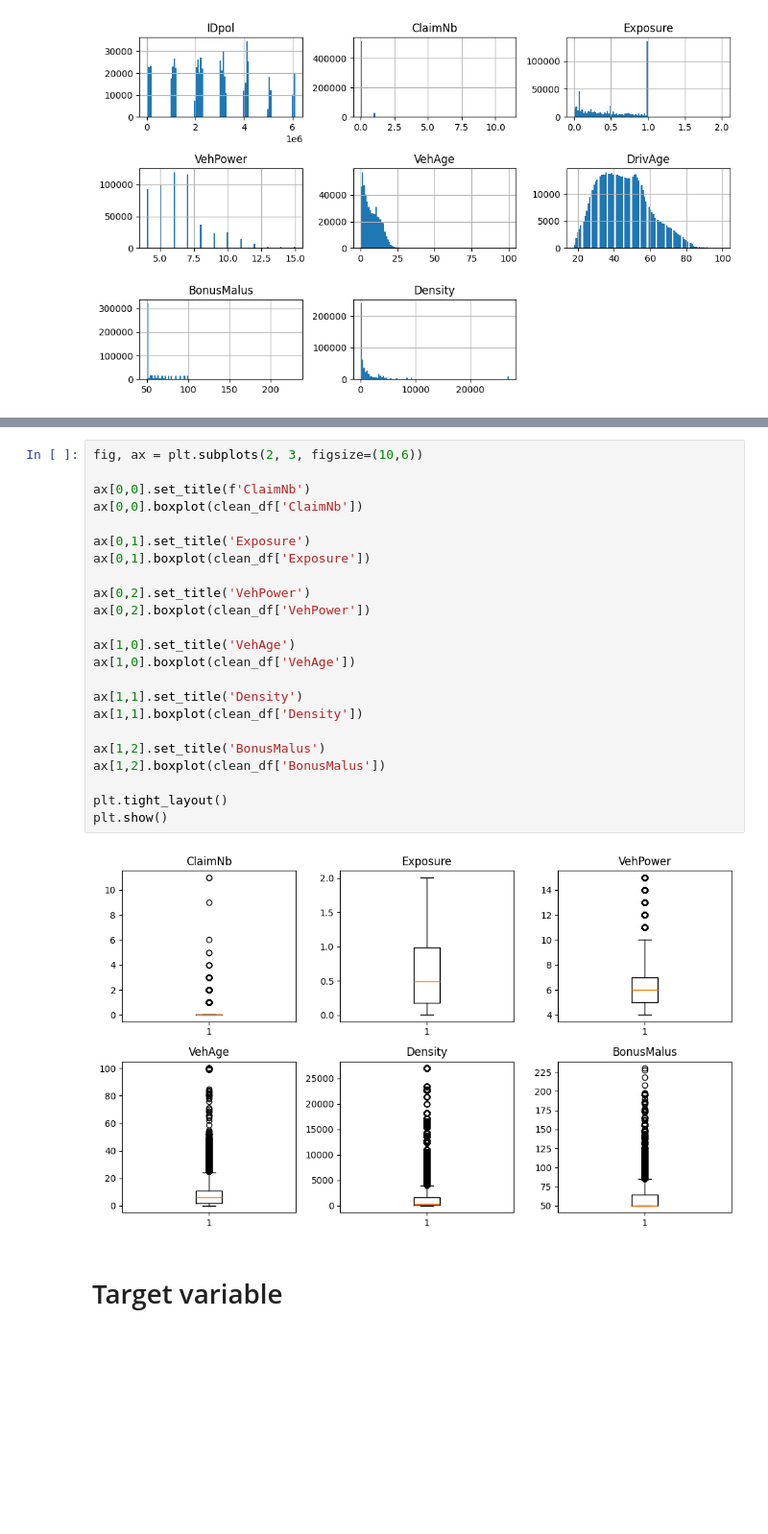
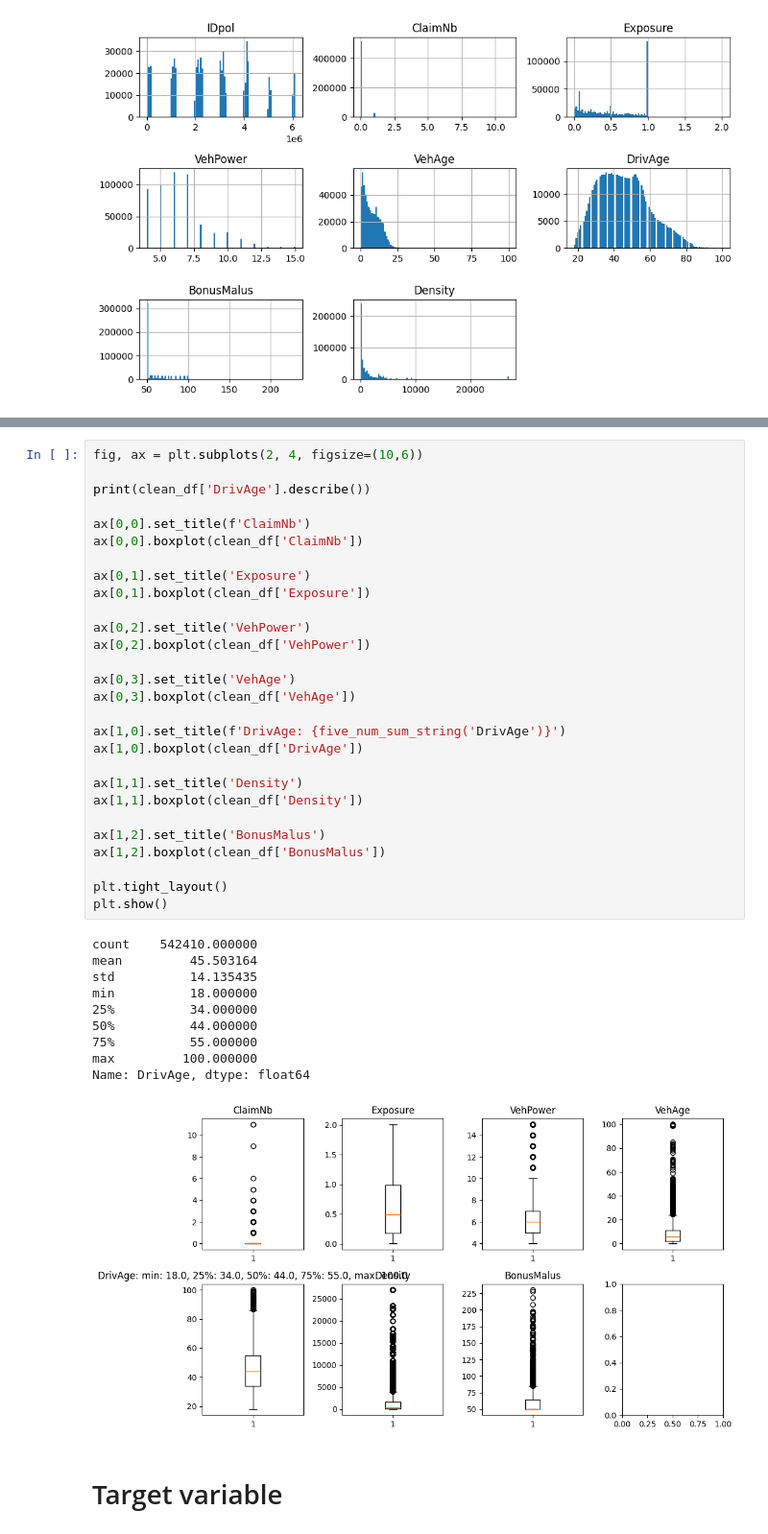
Before and after one commit to philipmunster/car-insurance-ML-ITU, a Jupyter notebook: philip/eda.ipynb, the cells around one changed output, grey strips where cells are left out. Shown: that part at 96% size. Drawn from its saved outputs; the diff is of its cells as text; blank space fills up the shorter version.

```diff
--- a/philip/eda.ipynb
+++ b/philip/eda.ipynb
@@ -130,28 +138,42 @@ plt.tight_layout()
 # %%
-fig, ax = plt.subplots(2, 3, figsize=(10,6))
+fig, ax = plt.subplots(2, 4, figsize=(10,6))
+
+print(clean_df['DrivAge'].describe())
 
 ax[0,0].set_title(f'ClaimNb')
 ax[0,0].boxplot(clean_df['ClaimNb'])
 
 ax[0,1].set_title('Exposure')
 ax[0,1].boxplot(clean_df['Exposure'])
 
 ax[0,2].set_title('VehPower')
 ax[0,2].boxplot(clean_df['VehPower'])
 
-ax[1,0].set_title('VehAge')
-ax[1,0].boxplot(clean_df['VehAge'])
+ax[0,3].set_title('VehAge')
+ax[0,3].boxplot(clean_df['VehAge'])
+
+ax[1,0].set_title(f'DrivAge: {five_num_sum_string('DrivAge')}')
+ax[1,0].boxplot(clean_df['DrivAge'])
 
 ax[1,1].set_title('Density')
 ax[1,1].boxplot(clean_df['Density'])
 
 ax[1,2].set_title('BonusMalus')
 ax[1,2].boxplot(clean_df['BonusMalus'])
 
 plt.tight_layout()
 plt.show()
 # %% [output]
+count    542410.000000
+mean         45.503164
+std          14.135435
+min          18.000000
+25%          34.000000
+50%          44.000000
+75%          55.000000
+max         100.000000
+Name: DrivAge, dtype: float64
-[figure, old version]
+[figure, new version]
 # %% [markdown]
 # Target variable
 # %% [markdown]
```
Also changed, not shown: parts of 1 cell of this notebook, 1 other file.
